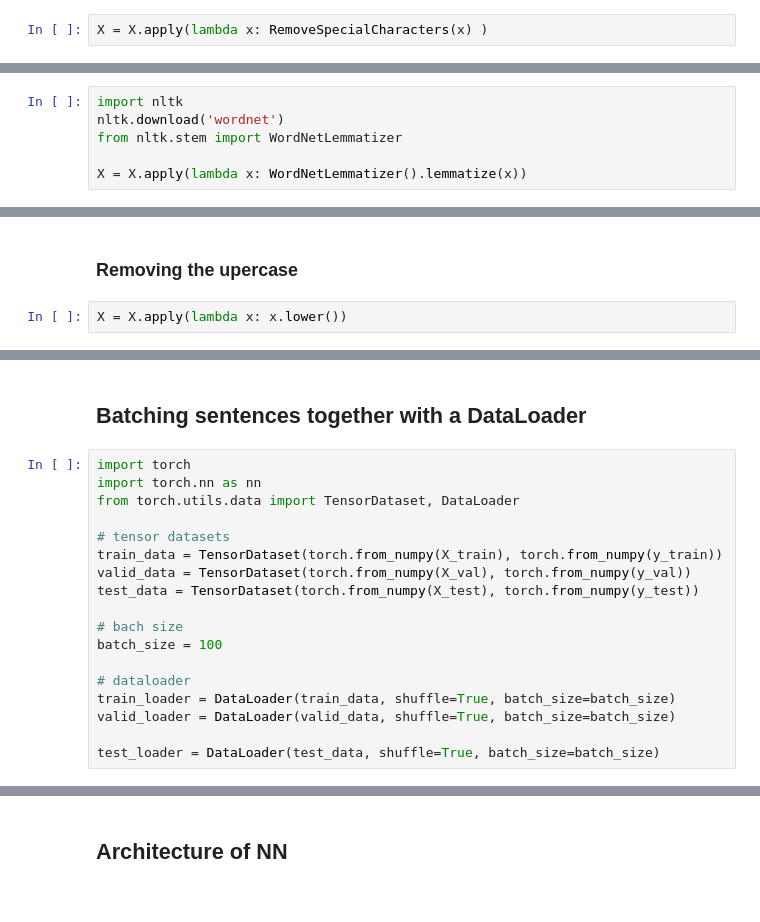
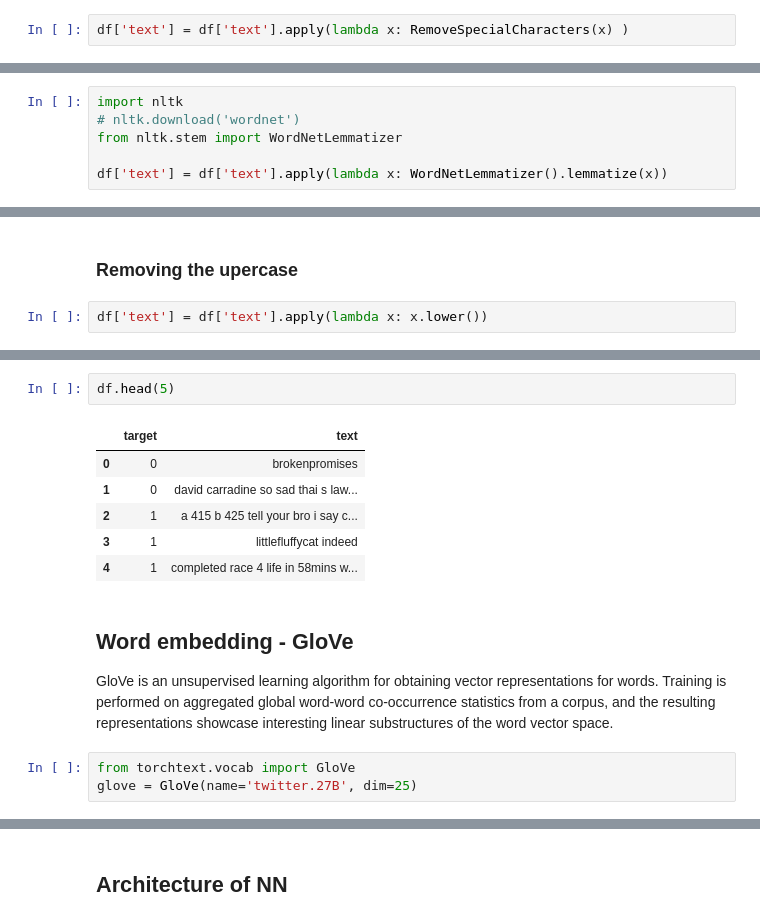
Before and after one commit to Myrto-Iglezou/Sentiment-classifier-RNN, a Jupyter notebook: Question-1.ipynb, the cells around one changed output, grey strips where cells are left out. Cells and saved outputs as stored; diff of their text form.

```diff
--- a/Question-1.ipynb
+++ b/Question-1.ipynb
@@ -43,12 +52,12 @@ def RemoveSpecialCharacters(x):
     x = re.sub(r'[^\w]+', " ", x)
     return x
 # %%
-X = X.apply(lambda x: RemoveSpecialCharacters(x) )
+df['text'] = df['text'].apply(lambda x: RemoveSpecialCharacters(x) )
 # %% [markdown]
 ### Lemmatize
 # %%
 import nltk
-nltk.download('wordnet')
+# nltk.download('wordnet')
 from nltk.stem import WordNetLemmatizer
 
-X = X.apply(lambda x: WordNetLemmatizer().lemmatize(x))
+df['text'] = df['text'].apply(lambda x: WordNetLemmatizer().lemmatize(x))
@@ -60,4 +64,4 @@ X = X.apply(lambda x: x.lower())
 # %% [markdown]
 ### Removing the upercase
 # %%
-X = X.apply(lambda x: x.lower())
+df['text'] = df['text'].apply(lambda x: x.lower())
@@ -97,20 +68,15 @@ y_test = test_y.values
-# %% [markdown]
-## Batching sentences together with a DataLoader
-# %%
-import torch
-import torch.nn as nn
-from torch.utils.data import TensorDataset, DataLoader
-
-# tensor datasets
-train_data = TensorDataset(torch.from_numpy(X_train), torch.from_numpy(y_train))
-valid_data = TensorDataset(torch.from_numpy(X_val), torch.from_numpy(y_val))
-test_data = TensorDataset(torch.from_numpy(X_test), torch.from_numpy(y_test))
-
-# bach size
-batch_size = 100
-
-# dataloader
-train_loader = DataLoader(train_data, shuffle=True, batch_size=batch_size)
-valid_loader = DataLoader(valid_data, shuffle=True, batch_size=batch_size)
-
-test_loader = DataLoader(test_data, shuffle=True, batch_size=batch_size)
+# %%
+df.head(5)
+# %% [output]
+|  | target | text |
+| 0 | 0 | brokenpromises |
+| 1 | 0 | david carradine so sad thai s law... |
+| 2 | 1 | a 415 b 425 tell your bro i say c... |
+| 3 | 1 | littlefluffycat indeed |
+| 4 | 1 | completed race 4 life in 58mins w... |
+# %% [markdown]
+## Word embedding - GloVe
+GloVe is an unsupervised learning algorithm for obtaining vector representations for words. Training is performed on aggregated global word-word co-occurrence statistics from a corpus, and the resulting representations showcase interesting linear substructures of the word vector space.
+# %%
+from torchtext.vocab import GloVe
+glove = GloVe(name='twitter.27B', dim=25)
```
Also changed, not shown: parts of 87 cells of this notebook.
